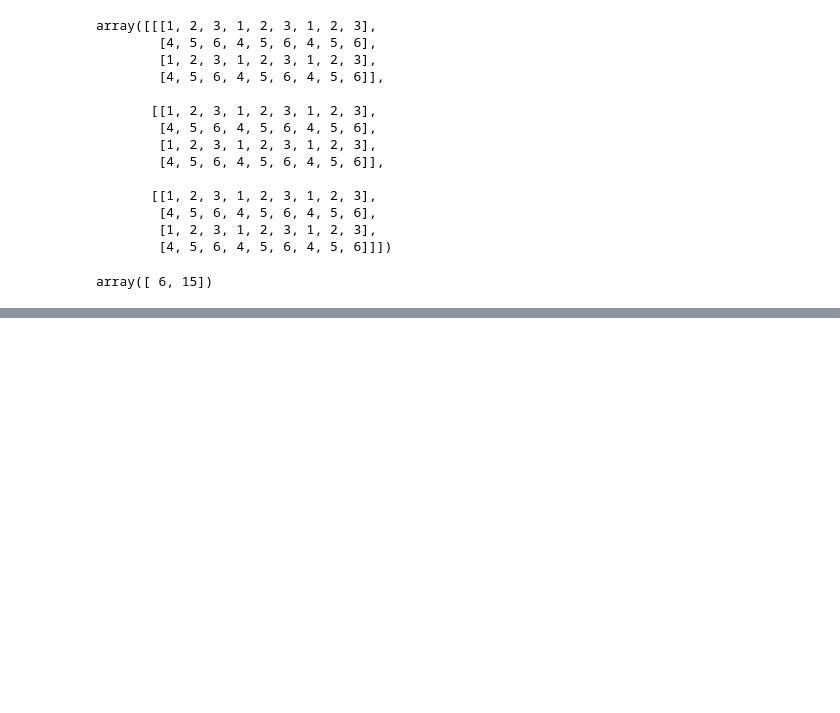
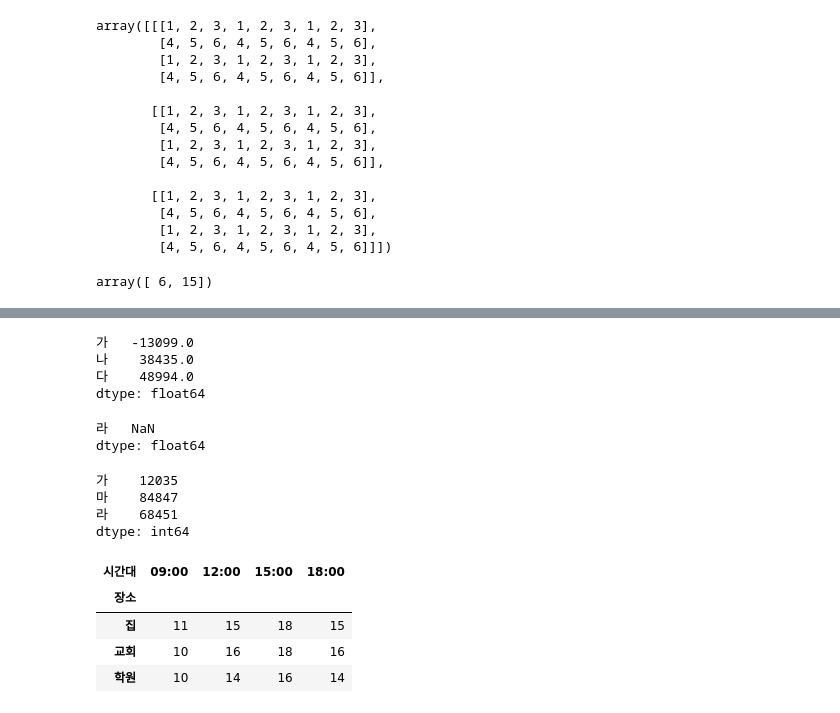
Before and after one commit to HyeshinLim/python_with_lksee, a Jupyter notebook: practice&review_lesson.ipynb, the cells around one changed output, grey strips where cells are left out. Saved outputs shown, nothing was run; the diff lists cells and outputs as text; code cells hidden in the pictures; blank space fills up the shorter version.

```diff
--- a/practice&review_lesson.ipynb
+++ b/practice&review_lesson.ipynb
@@ -634,0 +689,18 @@ array([ 6, 15])
+# %%
+a1 = pd.Series([12035,95264,61348,84847],
+              ['가','나','다','마'])
+a2 = pd.Series({'가':25134,'나':56829,'다':12354,'라':56812})
+b = a1-a2
+b[b.notnull()]
+# %% [output]
+가   -13099.0
+나    38435.0
+다    48994.0
+dtype: float64
+# %%
+c=a2-a1
+c[c.notnull()]
+c[[c.values.argmax()]]
+# %% [output]
+라   NaN
+dtype: float64
@@ -634,0 +710,28 @@ array([ 6, 15])
+# %%
+a1
+# %% [output]
+가    12035
+마    84847
+라    68451
+dtype: int64
+# %%
+data = {
+    '09:00':[11,10,10],
+    '15:00':[18,18,16],
+    '18:00':[15,16,14],
+    '12:00':[15,16,14]
+}
+columns = ['09:00','12:00','15:00','18:00']
+index = ['집','교회','학원']
+
+df = pd.DataFrame(data,index,columns)
+df.columns.name = '시간대'
+df.index.name = '장소'
+
+df
+# %% [output]
+| 시간대 | 09:00 | 12:00 | 15:00 | 18:00 |
+| 장소 |  |  |  |  |
+| 집 | 11 | 15 | 18 | 15 |
+| 교회 | 10 | 16 | 18 | 16 |
+| 학원 | 10 | 14 | 16 | 14 |
```
Also changed, not shown: parts of 16 cells of this notebook.
